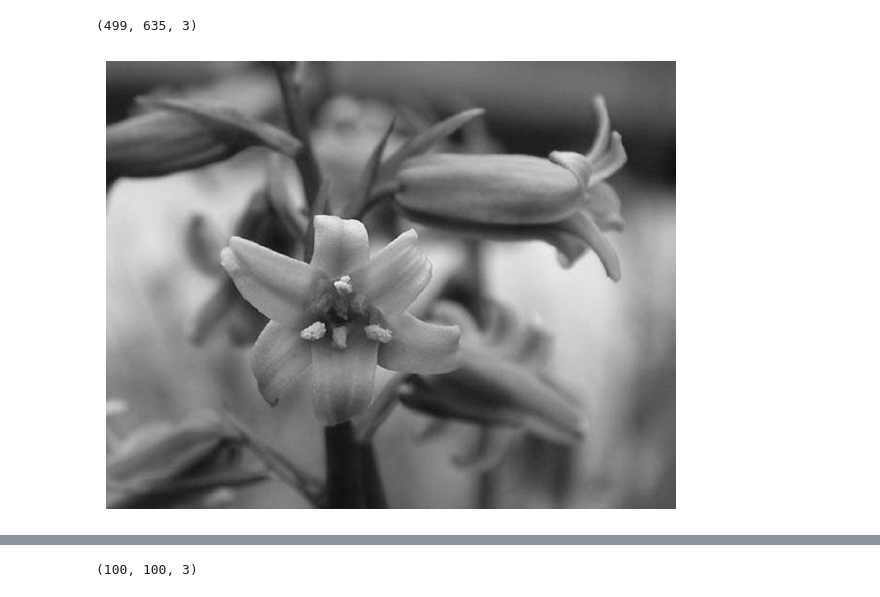
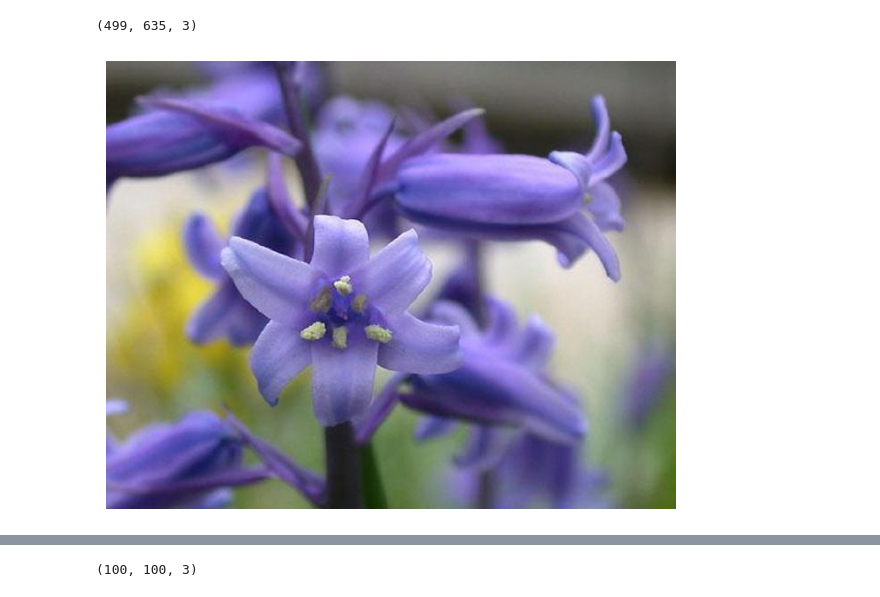
Before and after one commit to amirho3einsedaghati/pyimkernel, a Jupyter notebook: examples/Image Kernels.ipynb, the cells around one changed output, grey strips where cells are left out. Cells and saved outputs as stored; diff of their text form; code cells hidden in the pictures.

```diff
--- a/examples/Image Kernels.ipynb
+++ b/examples/Image Kernels.ipynb
@@ -49,9 +49,9 @@ image1 = cv2.imread(os.path.join('Images', '1.jpg'))
 image1.shape
 # %% [output]
 (499, 635, 3)
-# %%
-imkernel.imshow(cv2.cvtColor(image1, cv2.COLOR_BGRA2GRAY), cmap='gray', figsize=(6, 6))
-# %% [output]
-[figure, removed]
+# %%
+imkernel.imshow(cv2.cvtColor(image1, cv2.COLOR_BGR2RGB), figsize=(6, 6))
+# %% [output]
+[figure, added]
 # %%
 blurred_image = imkernel.apply_filter_on_color_img(image1, kernel_name='box blur', with_resize=True, dsize=(100, 100))
```
Also changed, not shown: parts of 7 cells of this notebook.
